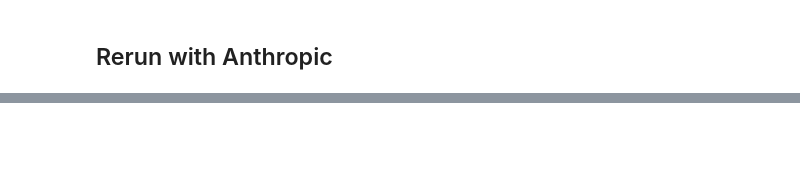
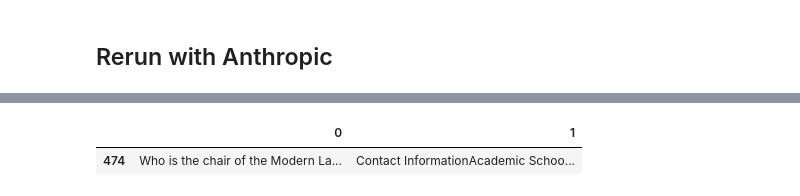
Before and after one commit to cfsarmiento/LLM_Reasoning-Research, a Jupyter notebook: Code/Self_RAG_Implementation-ML_Independent_Study.ipynb, the cells around one changed output, grey strips where cells are left out. Saved outputs shown, nothing was run; the diff lists cells and outputs as text; code cells hidden in the pictures; blank space fills up the shorter version.

```diff
--- a/Code/Self_RAG_Implementation-ML_Independent_Study.ipynb
+++ b/Code/Self_RAG_Implementation-ML_Independent_Study.ipynb
@@ -2980,0 +3377,9 @@ post: trace=d61dc06e-af1d-4a76-8a57-61f692c81aeb,id=d61dc06e-af1d-4a76-8a57-61f6
+# %%
+csvPath = "/Users/christiansarmiento/Library/CloudStorage/OneDrive-MaristCollege/Machine Learning/Data/Cleaned_QA.csv"
+data = pd.read_csv(csvPath, header=None)
+
+sample = data.sample(1)
+sample
+# %% [output]
+|  | 0 | 1 |
+| 474 | Who is the chair of the Modern La... | Contact InformationAcademic Schoo... |
```
Also changed, not shown: parts of 22 cells of this notebook, 2 other files.
